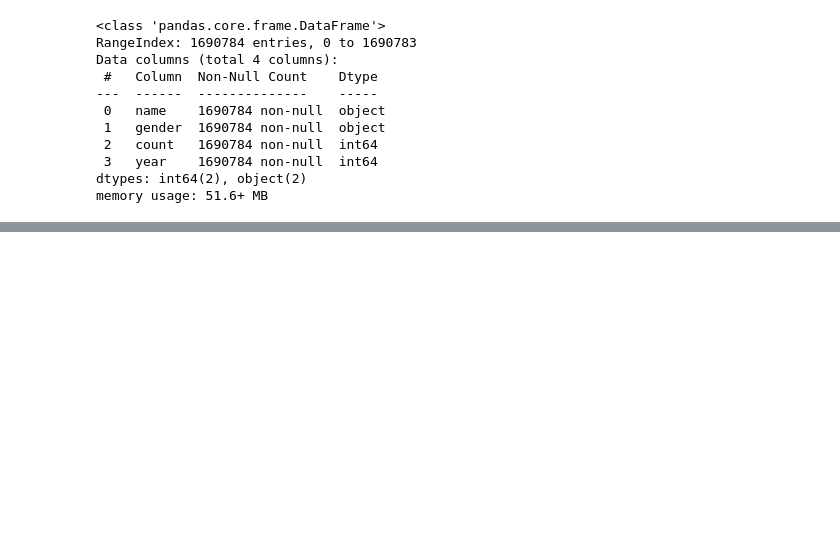
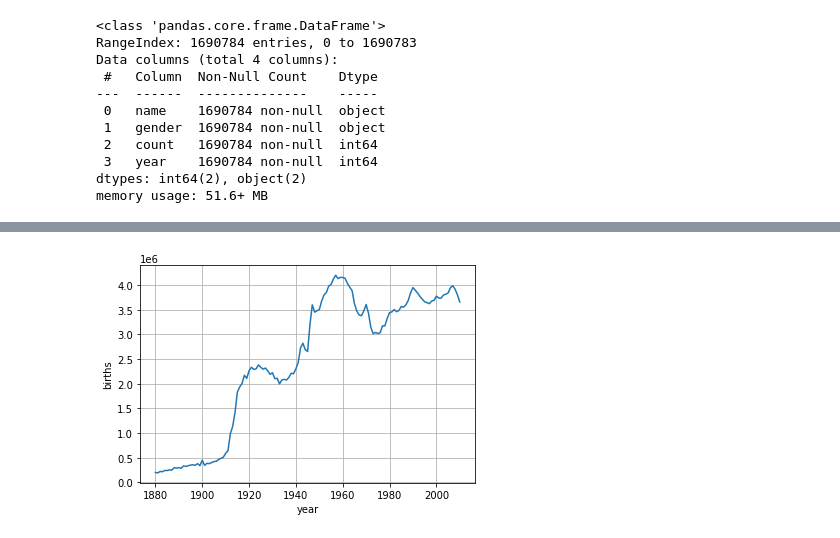
Before and after one commit to JakeOh/202103_itw_pyda_wkd, a Jupyter notebook: da10_babynames.ipynb, the cells around one changed output, grey strips where cells are left out. Saved outputs shown, nothing was run; the diff lists cells and outputs as text; code cells hidden in the pictures; blank space fills up the shorter version.

```diff
--- a/da10_babynames.ipynb
+++ b/da10_babynames.ipynb
@@ -120,0 +130,4 @@ memory usage: 51.6+ MB
+# %%
+# 연도별 신생아 수 -> 연도(year)별 count 컬럼의 합계(sum)
+births_by_year = yob_df.groupby('year')['count'].sum()
+births_by_year
@@ -120,0 +148,8 @@ memory usage: 51.6+ MB
+# %%
+plt.plot(births_by_year.index, births_by_year.values)
+plt.grid()
+plt.xlabel('year')
+plt.ylabel('births')
+plt.show()
+# %% [output]
+[figure, added]
```
Also changed, not shown: parts of 9 cells of this notebook.
